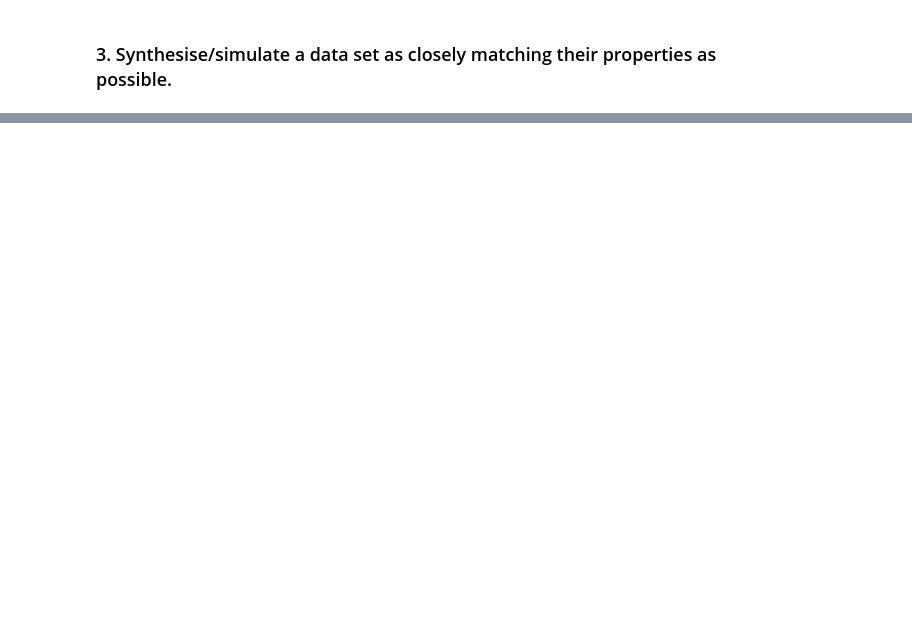
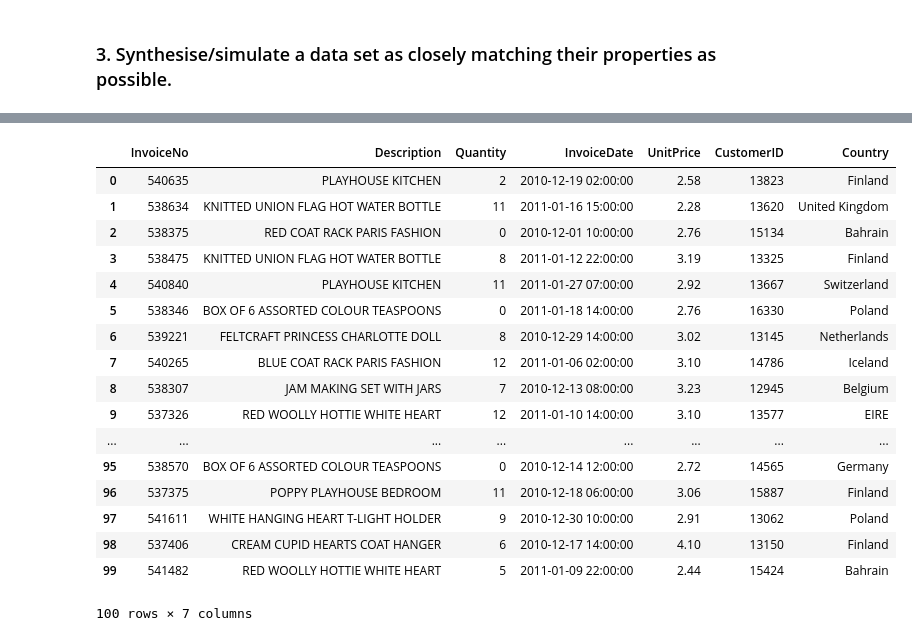
Before and after one commit to RitRa/Programming-Project-Dec-2018, a Jupyter notebook: Online Retail Simulation.ipynb, the cells around one changed output, grey strips where cells are left out. Cells and saved outputs as stored; diff of their text form; code cells hidden in the pictures; blank space fills up the shorter version.

Commit message:
adding simulated data

```diff
--- a/Online Retail Simulation.ipynb
+++ b/Online Retail Simulation.ipynb
@@ -13,0 +53,3 @@ plt.figure(figsize=(8, 6))
+# %%
+CustomerID = np.random.choice(a=range(12583, 17850), size=size)
+CustomerID
@@ -13,0 +71,12 @@ plt.figure(figsize=(8, 6))
+# %%
+#Quantity
+#count 39184.000000
+#mean 14.616246
+#std 378.059152
+#25% 2.000000
+#50% 5.000000
+#75% 12.000000
+#max 74215.000000
+
+quantity = np.random.choice(14, size=size)
+quantity
@@ -13,0 +92,3 @@ plt.figure(figsize=(8, 6))
+# %%
+unitprice = np.round(np.random.normal(loc=2.90, scale=0.5, size=size), 2)
+unitprice
@@ -62,6 +119,6 @@ country = ['United Kingdom', 'France', 'Australia', 'Netherlands', 'Germany',
        'Channel Islands', 'Denmark', 'Cyprus', 'Sweden', 'Austria',
        'Israel', 'Finland', 'Bahrain']
 
-import random
-print [random.sample(country, 2) for i in xrange(5)]
+countries = [np.random.choice(country) for i in range(size)]
+countries
 # %% [output]
@@ -79,0 +146,27 @@ ValueError: Shape of passed values is (1, 1465), indices imply (2, 24)
+# %%
+mydict = { "InvoiceNo":invoice, "Description": description, 'Quantity': quantity,
+          "InvoiceDate":InvoiceDate, 'UnitPrice':unitprice, "CustomerID":CustomerID, "Country":countries}
+
+df = pd.DataFrame(mydict,
+                  columns=['InvoiceNo', 'Description', 'Quantity', 'InvoiceDate', 'UnitPrice', 'CustomerID', 'Country'])
+
+df
+# %% [output]
+|  | InvoiceNo | Description | Quantity | InvoiceDate | UnitPrice | CustomerID | Country |
+| 0 | 540635 | PLAYHOUSE KITCHEN | 2 | 2010-12-19 02:00:00 | 2.58 | 13823 | Finland |
+| 1 | 538634 | KNITTED UNION FLAG HOT WATER BOTTLE | 11 | 2011-01-16 15:00:00 | 2.28 | 13620 | United Kingdom |
+| 2 | 538375 | RED COAT RACK PARIS FASHION | 0 | 2010-12-01 10:00:00 | 2.76 | 15134 | Bahrain |
+| 3 | 538475 | KNITTED UNION FLAG HOT WATER BOTTLE | 8 | 2011-01-12 22:00:00 | 3.19 | 13325 | Finland |
+| 4 | 540840 | PLAYHOUSE KITCHEN | 11 | 2011-01-27 07:00:00 | 2.92 | 13667 | Switzerland |
+| 5 | 538346 | BOX OF 6 ASSORTED COLOUR TEASPOONS | 0 | 2011-01-18 14:00:00 | 2.76 | 16330 | Poland |
+| 6 | 539221 | FELTCRAFT PRINCESS CHARLOTTE DOLL | 8 | 2010-12-29 14:00:00 | 3.02 | 13145 | Netherlands |
+| 7 | 540265 | BLUE COAT RACK PARIS FASHION | 12 | 2011-01-06 02:00:00 | 3.10 | 14786 | Iceland |
+| 8 | 538307 | JAM MAKING SET WITH JARS | 7 | 2010-12-13 08:00:00 | 3.23 | 12945 | Belgium |
+| 9 | 537326 | RED WOOLLY HOTTIE WHITE HEART | 12 | 2011-01-10 14:00:00 | 3.10 | 13577 | EIRE |
+| ... | ... | ... | ... | ... | ... | ... | ... |
+| 95 | 538570 | BOX OF 6 ASSORTED COLOUR TEASPOONS | 0 | 2010-12-14 12:00:00 | 2.72 | 14565 | Germany |
+| 96 | 537375 | POPPY PLAYHOUSE BEDROOM | 11 | 2010-12-18 06:00:00 | 3.06 | 15887 | Finland |
+| 97 | 541611 | WHITE HANGING HEART T-LIGHT HOLDER | 9 | 2010-12-30 10:00:00 | 2.91 | 13062 | Poland |
+| 98 | 537406 | CREAM CUPID HEARTS COAT HANGER | 6 | 2010-12-17 14:00:00 | 4.10 | 13150 | Finland |
+| 99 | 541482 | RED WOOLLY HOTTIE WHITE HEART | 5 | 2011-01-09 22:00:00 | 2.44 | 15424 | Bahrain |
+100 rows × 7 columns
```
Also changed, not shown: parts of 26 cells of this notebook, 1 other file.
